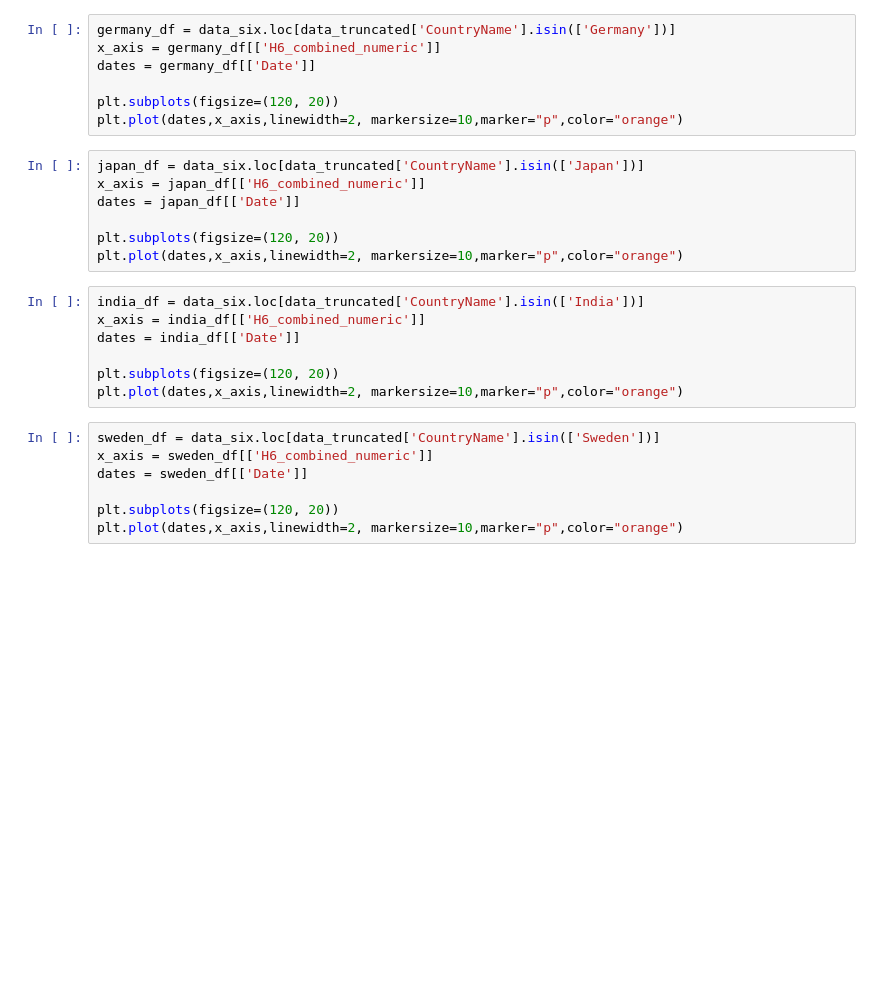
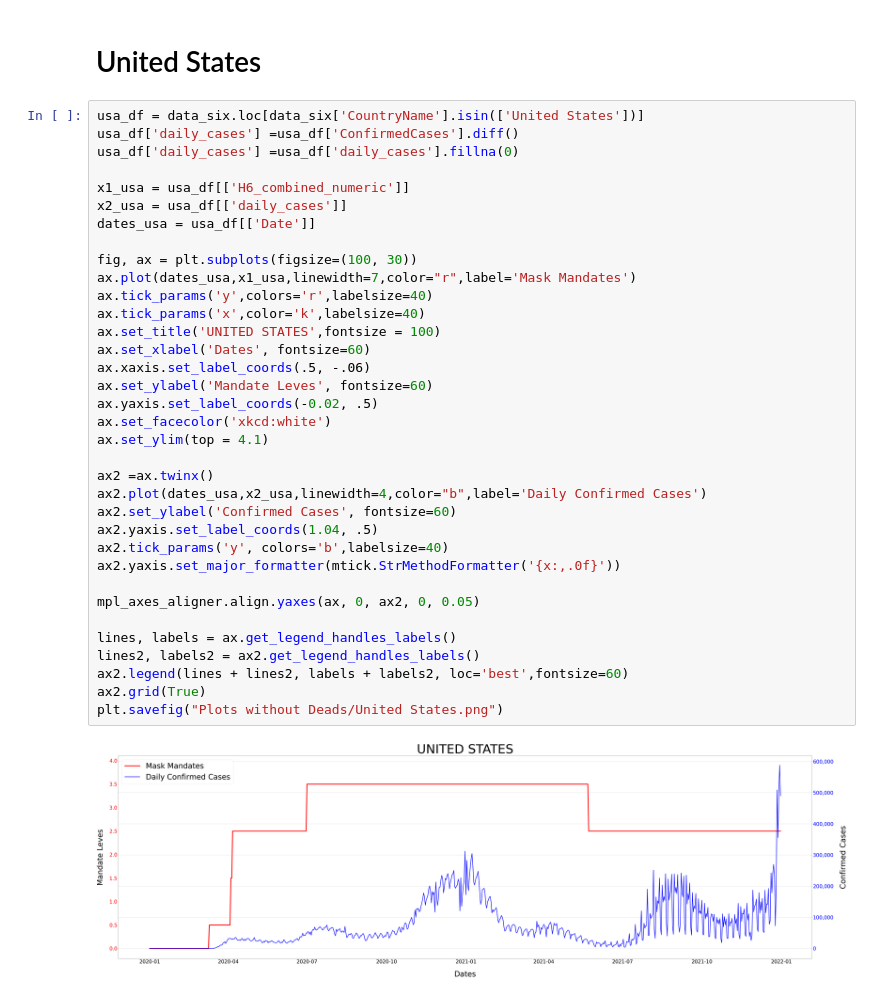
Before and after one commit to ranusuri/Team-A-Project-1, a Jupyter notebook: andres_pulido/six_countries.ipynb, the cells around one changed output. Drawn from its saved outputs; the diff is of its cells as text; blank space fills up the shorter version.

```diff
--- a/andres_pulido/six_countries.ipynb
+++ b/andres_pulido/six_countries.ipynb
@@ -123,28 +76,39 @@ plt.plot(dates,x_axis,linewidth=2, markersize=10,marker="p",color="orange")
-# %%
-germany_df = data_six.loc[data_truncated['CountryName'].isin(['Germany'])]
-x_axis = germany_df[['H6_combined_numeric']]
-dates = germany_df[['Date']]
-
-plt.subplots(figsize=(120, 20))
-plt.plot(dates,x_axis,linewidth=2, markersize=10,marker="p",color="orange")
-# %%
-japan_df = data_six.loc[data_truncated['CountryName'].isin(['Japan'])]
-x_axis = japan_df[['H6_combined_numeric']]
-dates = japan_df[['Date']]
-
-plt.subplots(figsize=(120, 20))
-plt.plot(dates,x_axis,linewidth=2, markersize=10,marker="p",color="orange")
-# %%
-india_df = data_six.loc[data_truncated['CountryName'].isin(['India'])]
-x_axis = india_df[['H6_combined_numeric']]
-dates = india_df[['Date']]
-
-plt.subplots(figsize=(120, 20))
-plt.plot(dates,x_axis,linewidth=2, markersize=10,marker="p",color="orange")
-# %%
-sweden_df = data_six.loc[data_truncated['CountryName'].isin(['Sweden'])]
-x_axis = sweden_df[['H6_combined_numeric']]
-dates = sweden_df[['Date']]
-
-plt.subplots(figsize=(120, 20))
-plt.plot(dates,x_axis,linewidth=2, markersize=10,marker="p",color="orange")
+# %% [markdown]
+# United States
+# %%
+usa_df = data_six.loc[data_six['CountryName'].isin(['United States'])]
+usa_df['daily_cases'] =usa_df['ConfirmedCases'].diff()
+usa_df['daily_cases'] =usa_df['daily_cases'].fillna(0)
+
+x1_usa = usa_df[['H6_combined_numeric']]
+x2_usa = usa_df[['daily_cases']]
+dates_usa = usa_df[['Date']]
+
+fig, ax = plt.subplots(figsize=(100, 30))
+ax.plot(dates_usa,x1_usa,linewidth=7,color="r",label='Mask Mandates')
+ax.tick_params('y',colors='r',labelsize=40)
+ax.tick_params('x',color='k',labelsize=40)
+ax.set_title('UNITED STATES',fontsize = 100)
+ax.set_xlabel('Dates', fontsize=60)
+ax.xaxis.set_label_coords(.5, -.06)
+ax.set_ylabel('Mandate Leves', fontsize=60)
+ax.yaxis.set_label_coords(-0.02, .5)
+ax.set_facecolor('xkcd:white')
+ax.set_ylim(top = 4.1)
+
+ax2 =ax.twinx()
+ax2.plot(dates_usa,x2_usa,linewidth=4,color="b",label='Daily Confirmed Cases')
+ax2.set_ylabel('Confirmed Cases', fontsize=60)
+ax2.yaxis.set_label_coords(1.04, .5)
+ax2.tick_params('y', colors='b',labelsize=40)
+ax2.yaxis.set_major_formatter(mtick.StrMethodFormatter('{x:,.0f}'))
+
+mpl_axes_aligner.align.yaxes(ax, 0, ax2, 0, 0.05)
+
+lines, labels = ax.get_legend_handles_labels()
+lines2, labels2 = ax2.get_legend_handles_labels()
+ax2.legend(lines + lines2, labels + labels2, loc='best',fontsize=60)
+ax2.grid(True)
+plt.savefig("Plots without Deads/United States.png")
+# %% [output]
+[figure, added]
```
Also changed, not shown: parts of 27 cells of this notebook, 48 other files.
